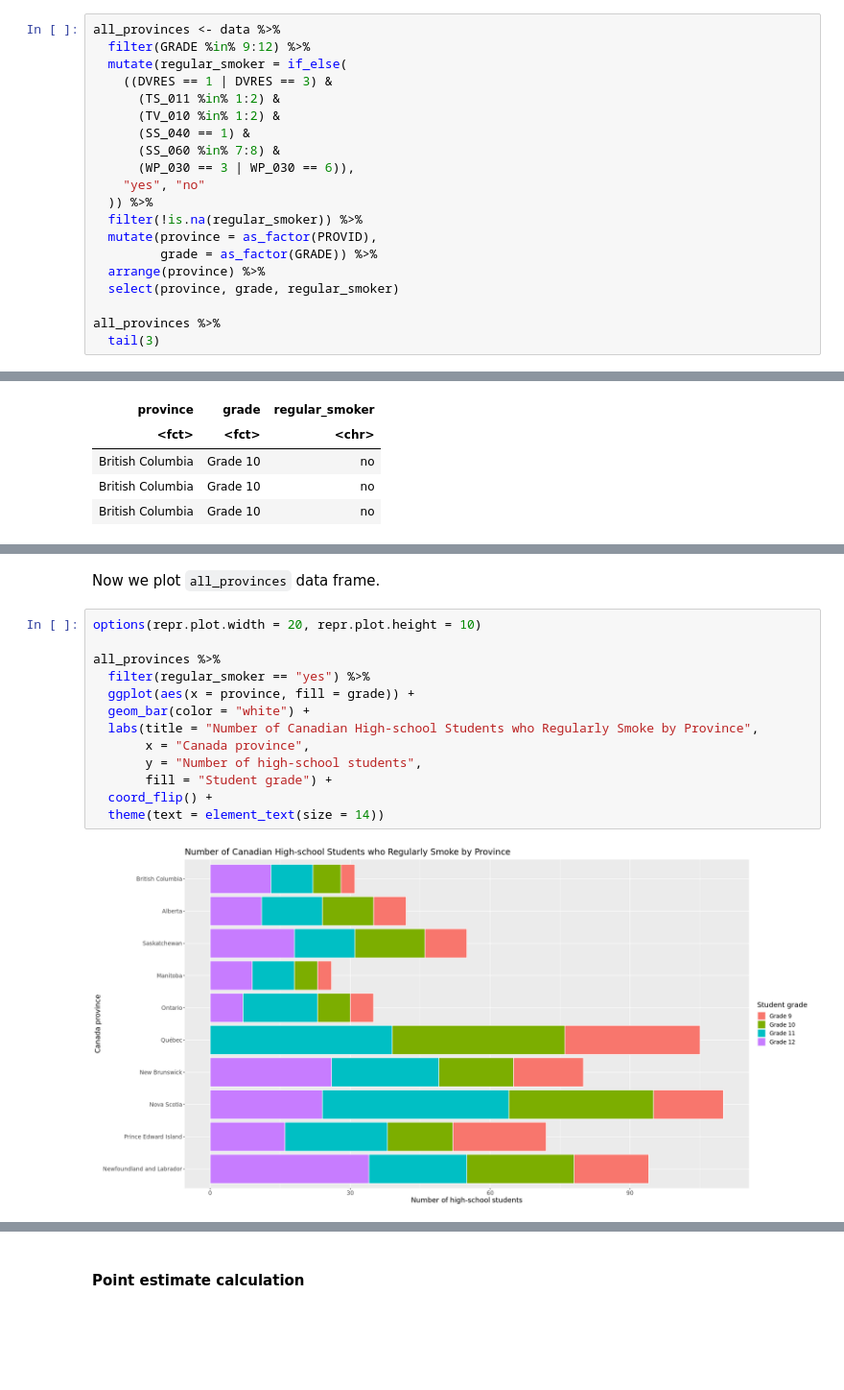
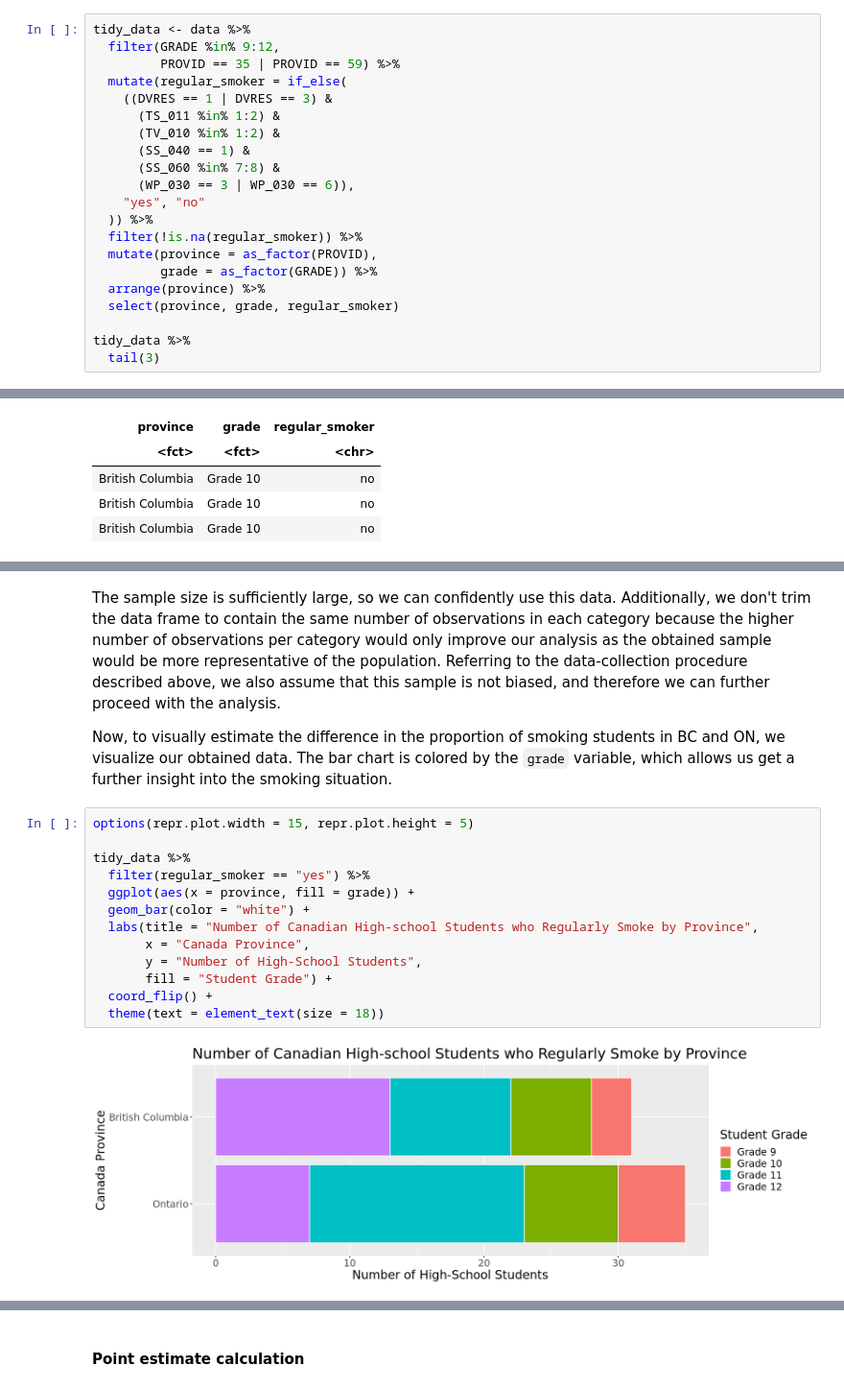
Before and after one commit to Ihor16/stat-201-project, a Jupyter notebook: Final Report.ipynb, the cells around one changed output, grey strips where cells are left out. Shown at 96% size. Cells and saved outputs as stored; diff of their text form; blank space fills up the shorter version.

Commit message:
updated preliminary analysis

```diff
--- a/Final Report.ipynb
+++ b/Final Report.ipynb
@@ -83,6 +87,7 @@ Next, we filter the data by `GRADE` and introduce a new categorical variable `re
 # %%
-all_provinces <- data %>%
-  filter(GRADE %in% 9:12) %>%
+tidy_data <- data %>%
+  filter(GRADE %in% 9:12,
+         PROVID == 35 | PROVID == 59) %>%
   mutate(regular_smoker = if_else(
     ((DVRES == 1 | DVRES == 3) &
       (TS_011 %in% 1:2) &
@@ -98,7 +103,7 @@ all_provinces <- data %>%
   arrange(province) %>%
   select(province, grade, regular_smoker)
 
-all_provinces %>%
+tidy_data %>%
   tail(3)
 # %% [output]
 A tibble: 3 × 3
@@ -110,18 +127,20 @@ A tibble: 3 × 3
 # %% [markdown]
-Now we plot `all_provinces` data frame.
+The sample size is sufficiently large, so we can confidently use this data. Additionally, we don't trim the data frame to contain the same number of observations in each category because the higher number of observations per category would only improve our analysis as the obtained sample would be more representative of the population. Referring to the data-collection procedure described above, we also assume that this sample is not biased, and therefore we can further proceed with the analysis.
+
+Now, to visually estimate the difference in the proportion of smoking students in BC and ON, we visualize our obtained data. The bar chart is colored by the `grade` variable, which allows us get a further insight into the smoking situation.
 # %%
-options(repr.plot.width = 20, repr.plot.height = 10)
+options(repr.plot.width = 15, repr.plot.height = 5)
 
-all_provinces %>%
+tidy_data %>%
   filter(regular_smoker == "yes") %>%
   ggplot(aes(x = province, fill = grade)) +
   geom_bar(color = "white") +
   labs(title = "Number of Canadian High-school Students who Regularly Smoke by Province",
-       x = "Canada province",
-       y = "Number of high-school students",
-       fill = "Student grade") +
+       x = "Canada Province",
+       y = "Number of High-School Students",
+       fill = "Student Grade") +
   coord_flip() +
-  theme(text = element_text(size = 14))
+  theme(text = element_text(size = 18))
 # %% [output]
-[figure, old version]
+[figure, new version]
 # %% [markdown]
```
Also changed, not shown: parts of 12 cells of this notebook.
